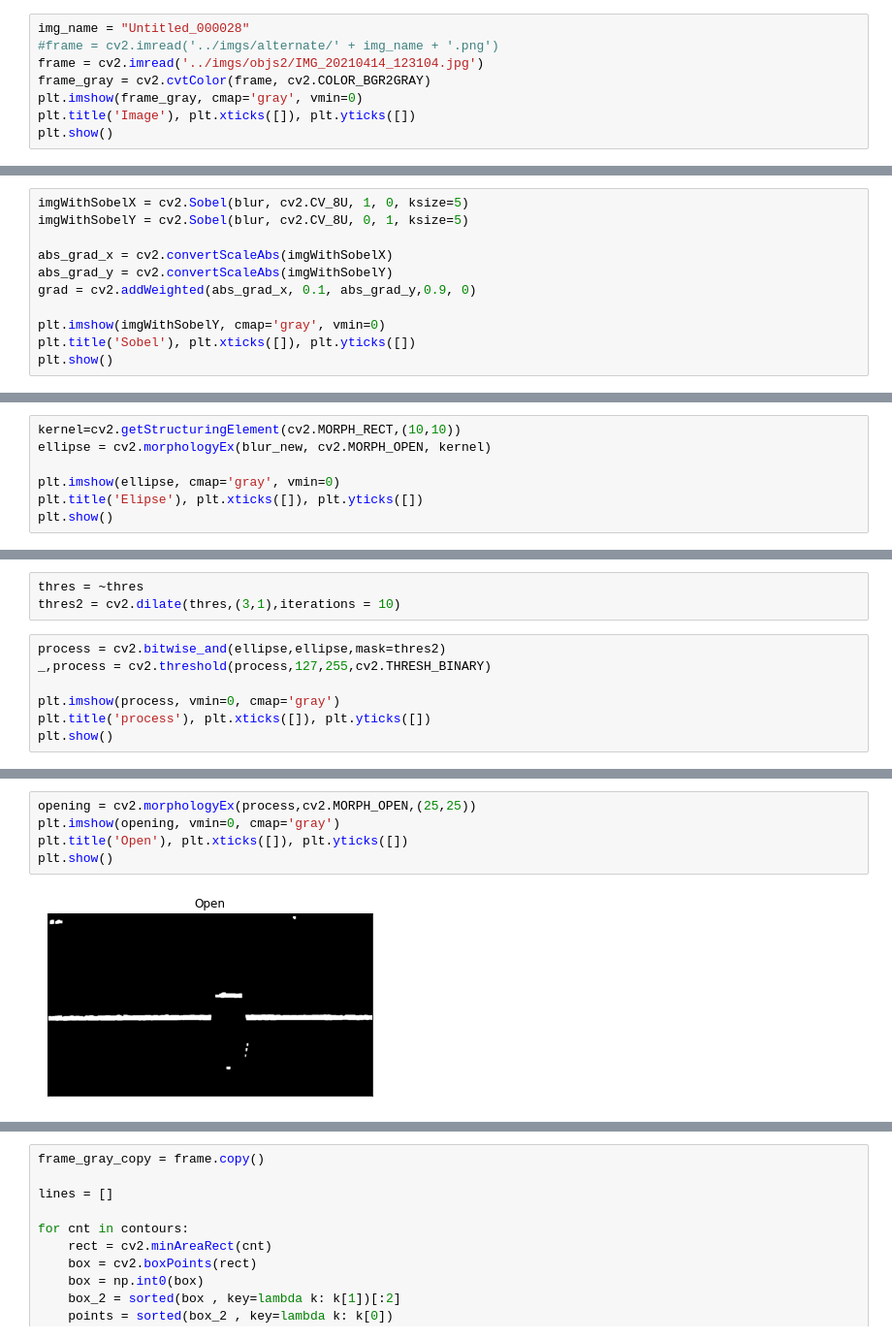
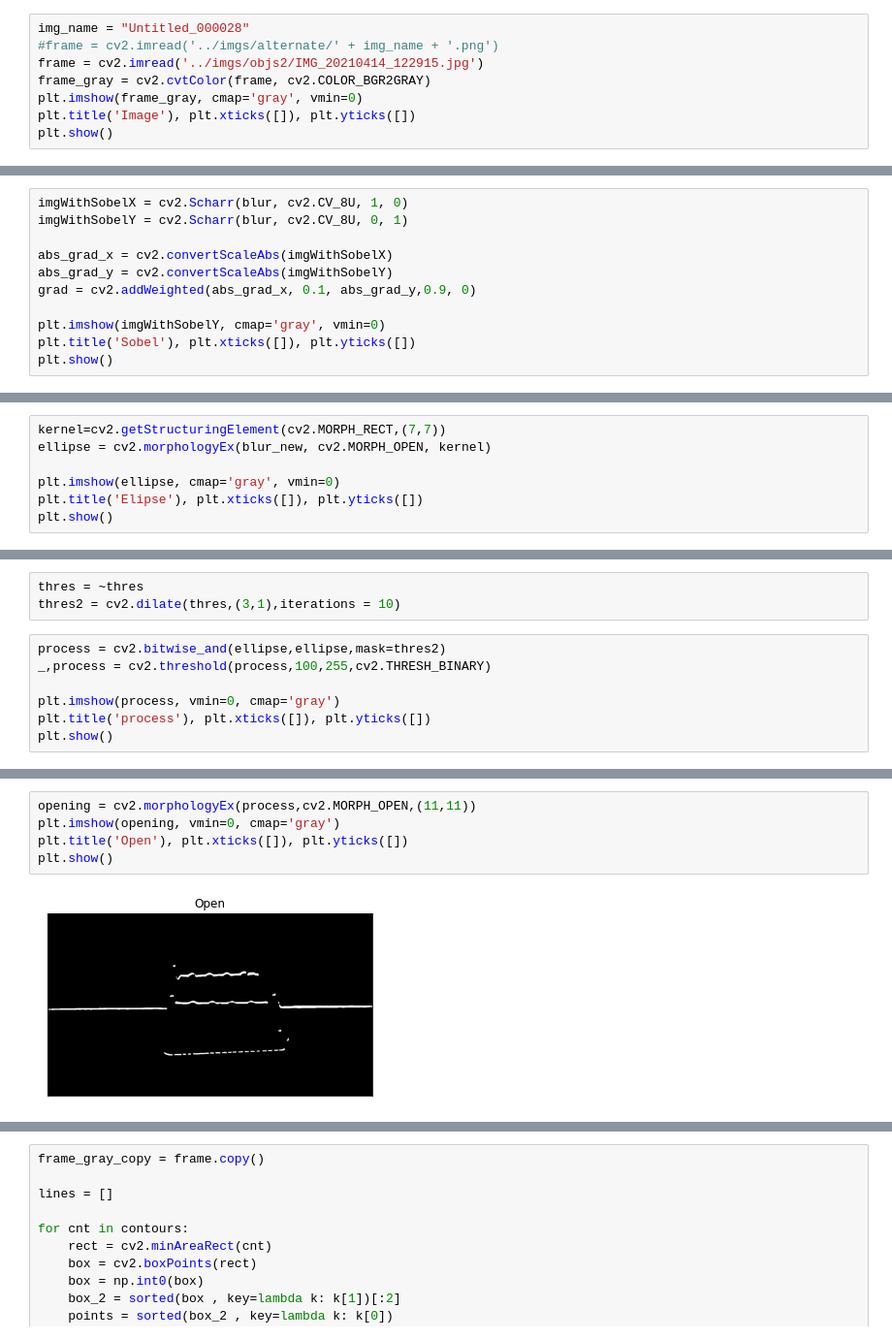
Before and after one commit to JoaoAbelha/VCOM-3D-Data-Acquisition, a Jupyter notebook: src/improved_shadow.ipynb, the cells around one changed output, grey strips where cells are left out. Shown at 97% size. Saved outputs shown, nothing was run; the diff lists cells and outputs as text.

```diff
--- a/src/improved_shadow.ipynb
+++ b/src/improved_shadow.ipynb
@@ -7,7 +7,7 @@ import math
 # %%
 img_name = "Untitled_000028"
 #frame = cv2.imread('../imgs/alternate/' + img_name + '.png')
-frame = cv2.imread('../imgs/objs2/IMG_20210414_123104.jpg')
+frame = cv2.imread('../imgs/objs2/IMG_20210414_122915.jpg')
 frame_gray = cv2.cvtColor(frame, cv2.COLOR_BGR2GRAY)
 plt.imshow(frame_gray, cmap='gray', vmin=0)
 plt.title('Image'), plt.xticks([]), plt.yticks([])
@@ -54,6 +54,6 @@ plt.show()
 # %%
-imgWithSobelX = cv2.Sobel(blur, cv2.CV_8U, 1, 0, ksize=5)
-imgWithSobelY = cv2.Sobel(blur, cv2.CV_8U, 0, 1, ksize=5)
+imgWithSobelX = cv2.Scharr(blur, cv2.CV_8U, 1, 0)
+imgWithSobelY = cv2.Scharr(blur, cv2.CV_8U, 0, 1)
 
 abs_grad_x = cv2.convertScaleAbs(imgWithSobelX)
 abs_grad_y = cv2.convertScaleAbs(imgWithSobelY)
@@ -75,5 +75,5 @@ plt.show()
 # %%
-kernel=cv2.getStructuringElement(cv2.MORPH_RECT,(10,10))
+kernel=cv2.getStructuringElement(cv2.MORPH_RECT,(7,7))
 ellipse = cv2.morphologyEx(blur_new, cv2.MORPH_OPEN, kernel)
 
 plt.imshow(ellipse, cmap='gray', vmin=0)
@@ -86,7 +86,7 @@ thres = ~thres
 thres2 = cv2.dilate(thres,(3,1),iterations = 10)
 # %%
 process = cv2.bitwise_and(ellipse,ellipse,mask=thres2)
-_,process = cv2.threshold(process,127,255,cv2.THRESH_BINARY)
+_,process = cv2.threshold(process,100,255,cv2.THRESH_BINARY)
 
 plt.imshow(process, vmin=0, cmap='gray')
 plt.title('process'), plt.xticks([]), plt.yticks([])
@@ -96,10 +96,10 @@ plt.show()
 # %%
-opening = cv2.morphologyEx(process,cv2.MORPH_OPEN,(25,25))
+opening = cv2.morphologyEx(process,cv2.MORPH_OPEN,(11,11))
 plt.imshow(opening, vmin=0, cmap='gray')
 plt.title('Open'), plt.xticks([]), plt.yticks([])
 plt.show()
 # %% [output]
-[figure, old version]
+[figure, new version]
 # %%
 frame_gray_copy = frame.copy()
 
```
Also changed, not shown: parts of 10 cells of this notebook, 3 other files.
